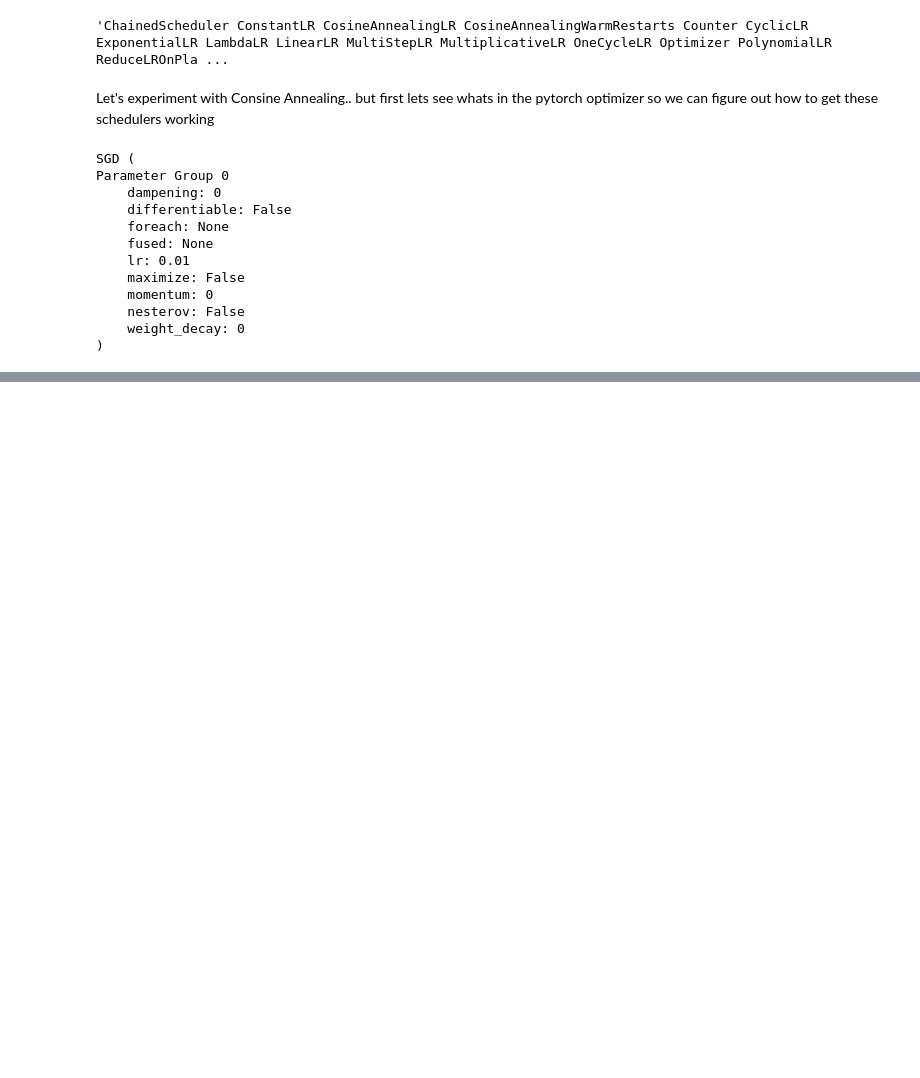
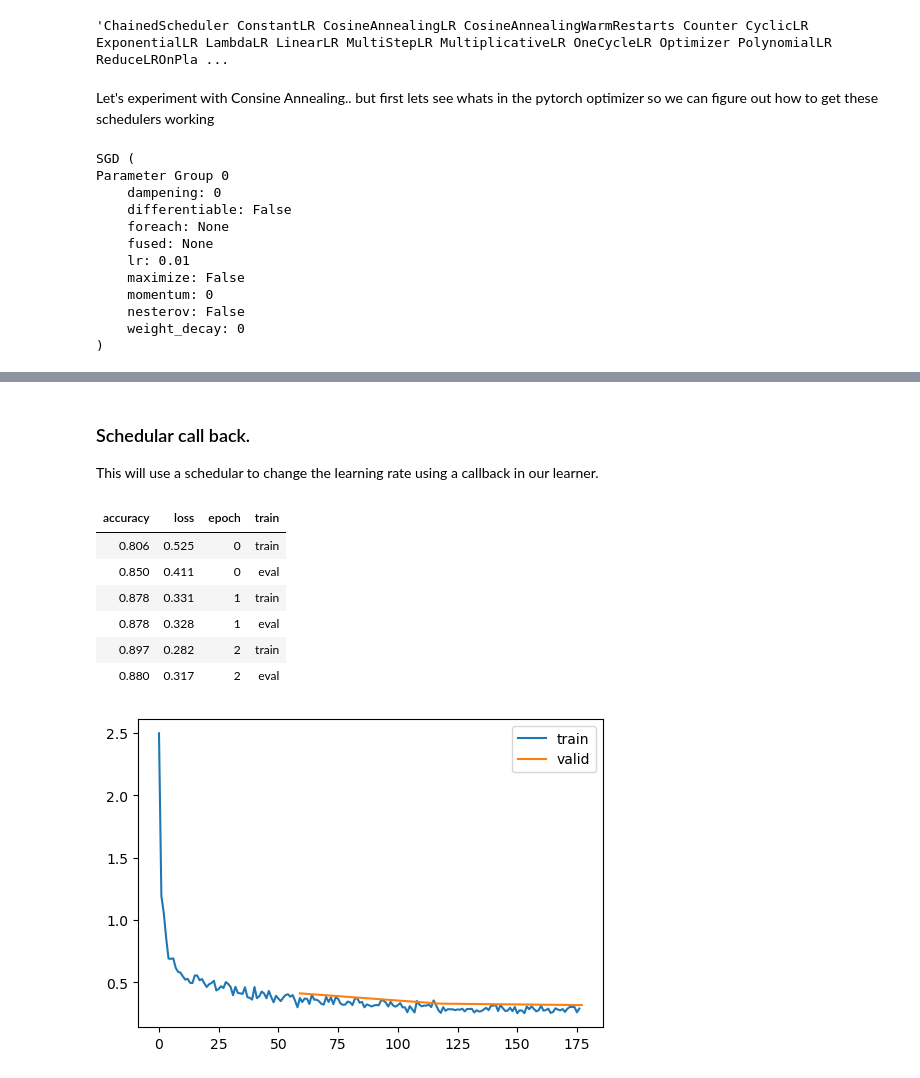
Before and after one commit to DrEntropy/pdl, a Jupyter notebook: lesson18.ipynb, the cells around one changed output, grey strips where cells are left out. Saved outputs shown, nothing was run; the diff lists cells and outputs as text; code cells hidden in the pictures; blank space fills up the shorter version.

```diff
--- a/lesson18.ipynb
+++ b/lesson18.ipynb
@@ -102,0 +150,56 @@ Parameter Group 0
+# %% [markdown]
+### Schedular call back.
+
+This will use a schedular to change the learning rate using a callback in our learner.
+# %%
+
+class BaseSchedCB(Callback):
+    def __init__(self, sched): self.sched = sched
+    def before_fit(self, learn): self.schedo = self.sched(learn.opt)
+    def _step(self, learn):
+        if learn.training: self.schedo.step()
+
+# if you   want learning rates to change after each batch, you can use the following
+class BatchSchedCB(BaseSchedCB):
+    def after_batch(self, learn): self._step(learn)
+# %%
+# A callback that can be used to record the learning rate among other things in the first parameter group
+
+class RecorderCB(Callback):
+    def __init__(self, **d): self.d = d
+    def before_fit(self, learn):
+        self.recs = {k:[] for k in self.d}
+        self.pg = learn.opt.param_groups[0]
+
+    def after_batch(self, learn):
+        if not learn.training: return
+        for k,v in self.d.items():
+            self.recs[k].append(v(self))
+
+    def plot(self):
+        for k,v in self.recs.items():
+            plt.plot(v, label=k)
+            plt.legend()
+            plt.show()
+
+# for recording the learning rate, as an example
+def _lr(cb): return cb.pg['lr']
+# %%
+tmax = 3 * len(dls.train)
+sched = partial(lr_scheduler.CosineAnnealingLR, T_max=tmax)
+# %%
+set_seed(42)
+model = get_model(act_gr, norm=nn.BatchNorm2d).apply(iw)
+rec = RecorderCB(lr=_lr)  # here is where _lr is used
+xtra = [BatchSchedCB(sched),rec]
+learn = TrainLearner(model, dls, F.cross_entropy, lr=2e-2, cbs=cbs+xtra, opt_func=optim.AdamW)
+learn.fit(3)
+# %% [output]
+| accuracy | loss | epoch | train |
+| 0.806 | 0.525 | 0 | train |
+| 0.850 | 0.411 | 0 | eval |
+| 0.878 | 0.331 | 1 | train |
+| 0.878 | 0.328 | 1 | eval |
+| 0.897 | 0.282 | 2 | train |
+| 0.880 | 0.317 | 2 | eval |
+[figure, added]
```
Also changed, not shown: parts of 20 cells of this notebook.
